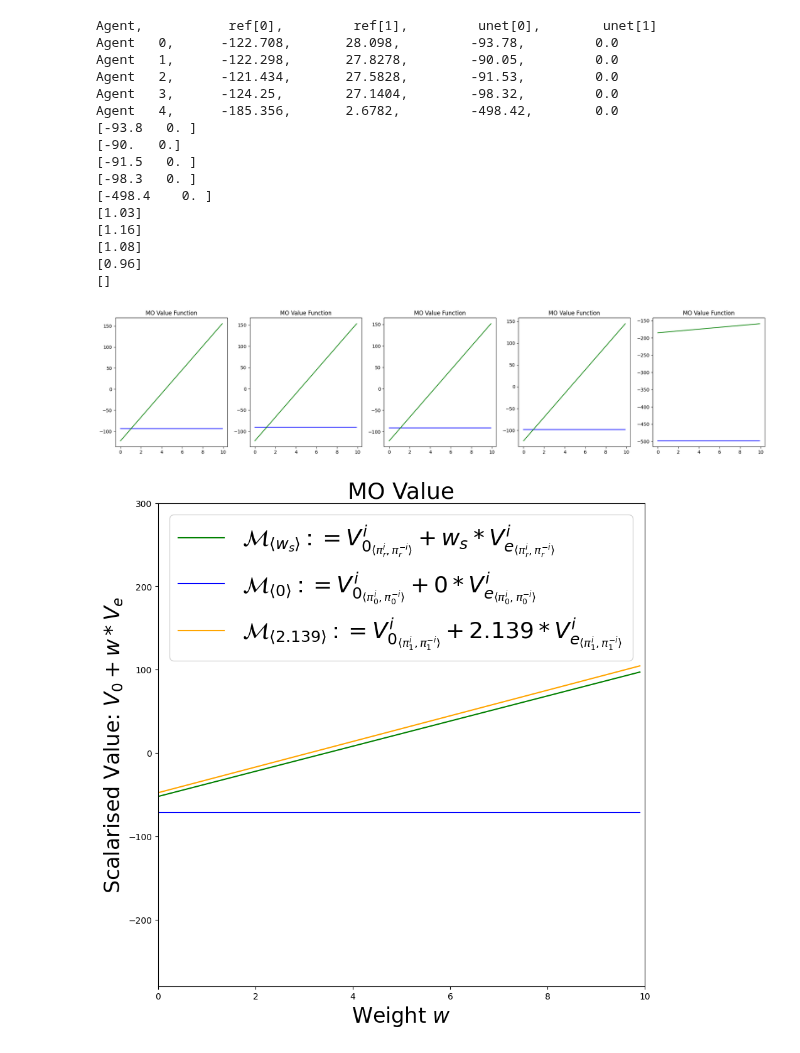
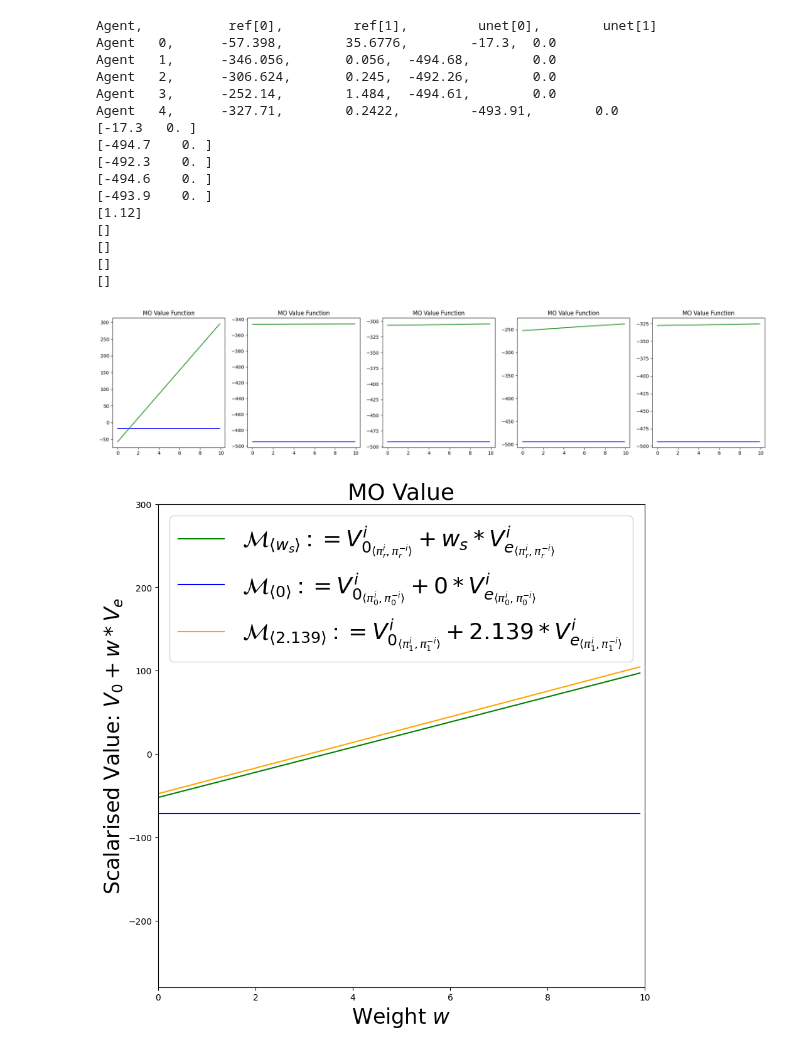
Before and after one commit to maymac00/MAEGG_IPPO, a Jupyter notebook: wes.ipynb, the cells around one changed output. Drawn from its saved outputs; the diff is of its cells as text; code cells hidden in the pictures.

```diff
--- a/wes.ipynb
+++ b/wes.ipynb
@@ -80,54 +88,54 @@ import matplotlib.pyplot as plt
 import  matplotlib
 # matplotlib.use("Qt5Agg")
 
-ref = policies[0.8][1000]
-unet = policies[0.8][0]
+ref = policies[0.2][1]
+unet = policies[0.2][0]
 unet[:, 1] = 0
 
 fig, axs = plt.subplots(1, 5, figsize=(25, 5))
 step = 0.1
 # for ag in mo_value_w10:
 max_weight = 10
 # Subplot for each agent
 x = np.arange(0, max_weight, step)
 w = np.array([np.ones(int(max_weight/step)), np.arange(0, max_weight, step)])
 
 print("Agent, \t\t ref[0],\t ref[1],\t unet[0],\t unet[1]")
 for i, ag in enumerate(range(5)):
     # Print lines like: Agent i, ref[0], ref[1], unet[0], unet[1]
     print(f"Agent \t{ag}, \t{ref[ag, 0]}, \t{ref[ag, 1]}, \t{unet[ag, 0]}, \t{unet[ag, 1]}")
 
 for i, ag in enumerate(range(5)):
     axs[i].set_title("MO Value Function")
     print(np.round(unet[ag], 1))
     axs[i].plot(x, np.dot(unet[ag], w), c="blue")
     axs[i].plot(x, np.dot(ref[ag], w), c="green")
 
 wes = []
 for ag in range(5):
     # Print intersecctions
     inter = get_intersection(unet[ag, 0], unet[ag, 1], ref[ag, 0], ref[ag, 1], max_weight=max_weight)
     print(inter)
     wes.append(inter)
 plt.show()
 # %% [output]
 Agent,           ref[0],         ref[1],         unet[0],        unet[1]
-Agent   0,      -122.708,       28.098,         -93.78,         0.0
-Agent   1,      -122.298,       27.8278,        -90.05,         0.0
-Agent   2,      -121.434,       27.5828,        -91.53,         0.0
-Agent   3,      -124.25,        27.1404,        -98.32,         0.0
-Agent   4,      -185.356,       2.6782,         -498.42,        0.0
-[-93.8   0. ]
-[-90.   0.]
-[-91.5   0. ]
-[-98.3   0. ]
-[-498.4    0. ]
-[1.03]
-[1.16]
-[1.08]
-[0.96]
+Agent   0,      -57.398,        35.6776,        -17.3,  0.0
+Agent   1,      -346.056,       0.056,  -494.68,        0.0
+Agent   2,      -306.624,       0.245,  -492.26,        0.0
+Agent   3,      -252.14,        1.484,  -494.61,        0.0
+Agent   4,      -327.71,        0.2422,         -493.91,        0.0
+[-17.3   0. ]
+[-494.7    0. ]
+[-492.3    0. ]
+[-494.6    0. ]
+[-493.9    0. ]
+[1.12]
 []
+[]
+[]
+[]
-[figure, old version]
+[figure, new version]
 # %%
 # Ploting for paper
 import matplotlib.pyplot as plt
```
Also changed, not shown: parts of 5 cells of this notebook, 3 other files.
